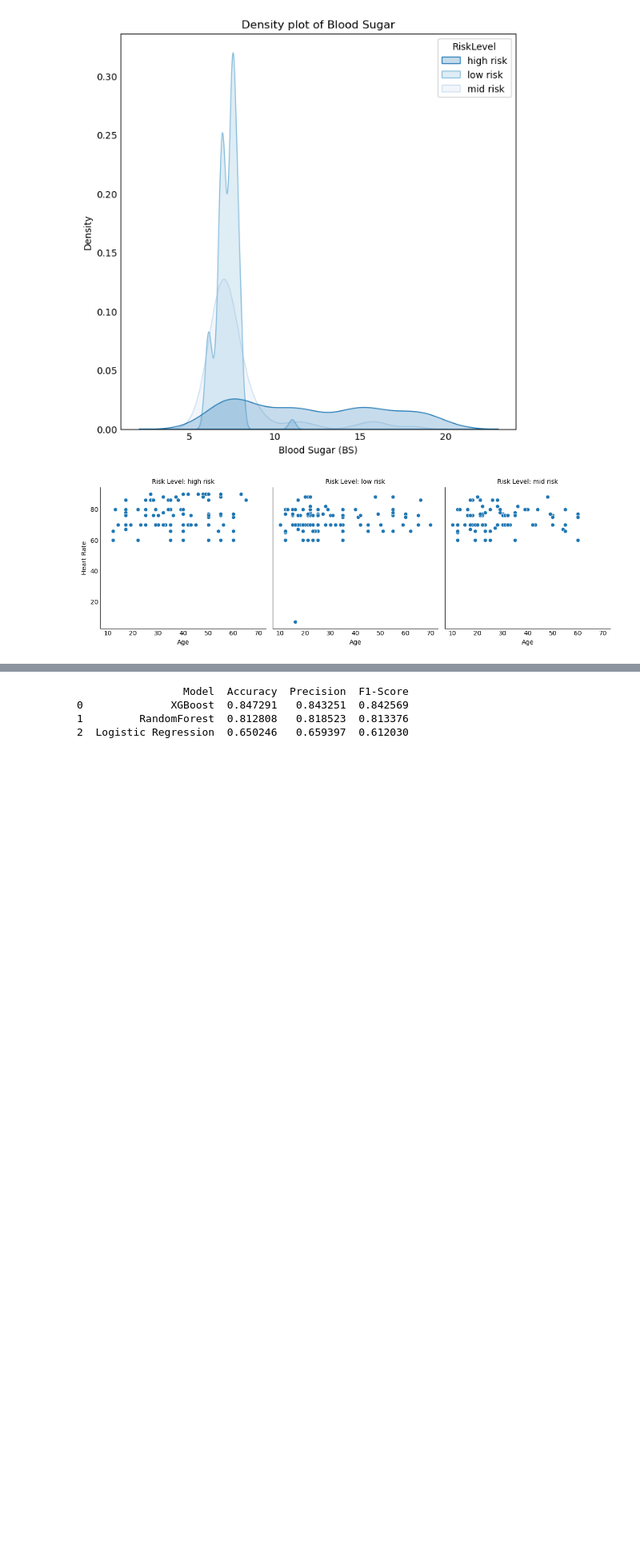
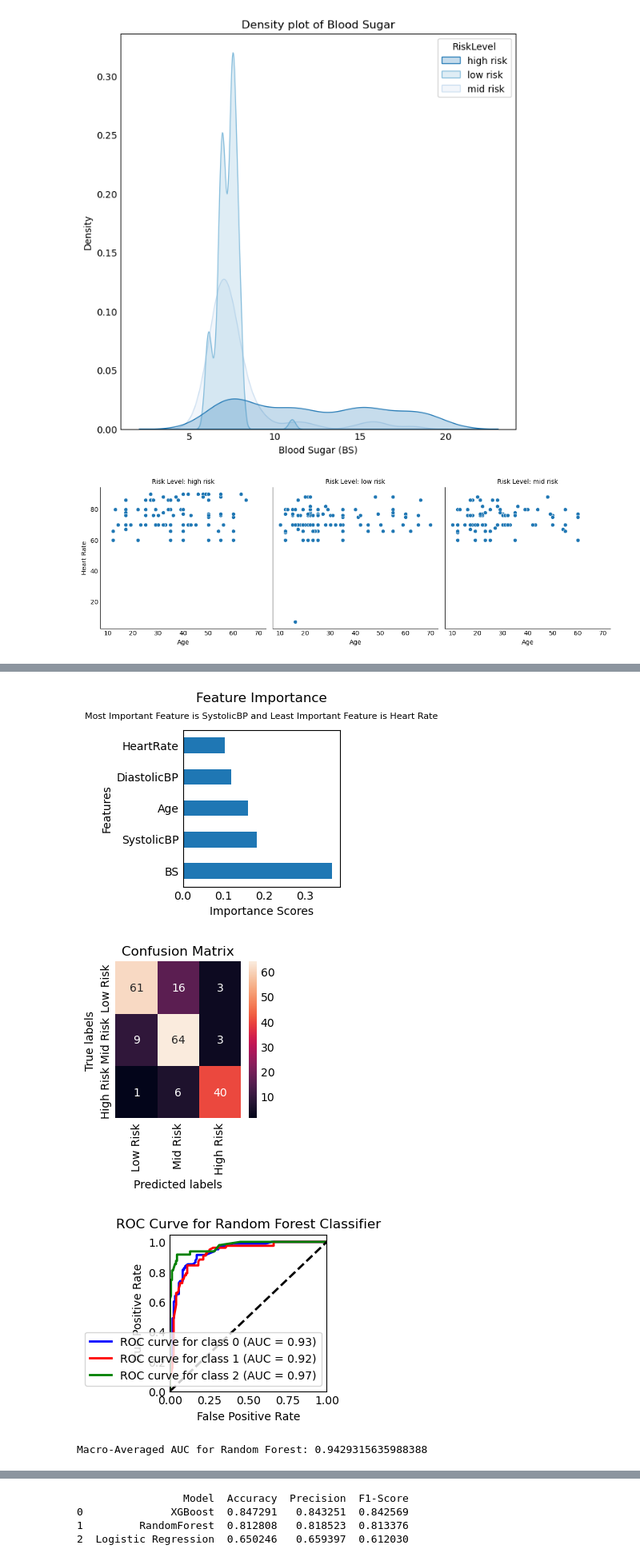
Before and after one commit to DJScully02/Maternal-Health-Risk-Prediction, a Jupyter notebook: mat_health_proj.ipynb, the cells around one changed output, grey strips where cells are left out. Shown at 80% size. Cells and saved outputs as stored; diff of their text form; code cells hidden in the pictures; blank space fills up the shorter version.

```diff
--- a/mat_health_proj.ipynb
+++ b/mat_health_proj.ipynb
@@ -191,0 +198,76 @@ Accuracy of XGBoost: 0.8473
+# %%
+# Import necessary libraries
+from sklearn.ensemble import RandomForestClassifier
+from sklearn.metrics import roc_curve, auc, roc_auc_score
+from sklearn.preprocessing import label_binarize
+import matplotlib.pyplot as plt
+
+# Instantiate the RandomForestClassifier
+rf_clf = RandomForestClassifier(n_estimators=100, random_state=42)
+
+# Fit the model on the training data
+rf_clf.fit(X_train, y_train)
+
+# Predict the test data
+y_pred_rfc = rf_clf.predict(X_test)
+
+# Get predicted probabilities for the test data
+y_prob_rf = rf_clf.predict_proba(X_test)
+
+# Binarize the labels for ROC calculation (same as before)
+y_test_binarized = label_binarize(y_test, classes=[0, 1, 2])  # Adjust based on your number of classes
+n_classes = y_test_binarized.shape[1]
+
+rfc_feature_importances = pd.Series(rf_clf.feature_importances_, index=X.columns)
+print(f'Feature Importance Scores:\n{rfc_feature_importances}')
+
+# Accuracy
+accuracy_rfc = accuracy_score(y_test, y_pred_rfc)
+
+# Plot the feature importances
+rfc_feature_importances.nlargest().plot(kind='barh')
+plt.title('Feature Importance', pad=25)
+plt.suptitle('Most Important Feature is SystolicBP and Least Important Feature is Heart Rate', y=1.1, fontsize=8)
+plt.xlabel('Importance Scores')
+plt.ylabel('Features')
+plt.show()
+
+
+# Compute confusion matrix
+cm = confusion_matrix(y_test, y_pred_rfc)
+
+# Plot confusion matrix using seaborn heatmap
+plt.figure()
+sns.heatmap(cm, annot=True, fmt='d', xticklabels=['Low Risk', 'Mid Risk', 'High Risk'], yticklabels=['Low Risk', 'Mid Risk', 'High Risk'])
+plt.title('Confusion Matrix')
+plt.xlabel('Predicted labels')
+plt.ylabel('True labels')
+plt.show()
+
+
+# Compute ROC curve and AUC for each class
+fpr_rf, tpr_rf, roc_auc_rf = {}, {}, {}
+for i in range(n_classes):
+    fpr_rf[i], tpr_rf[i], _ = roc_curve(y_test_binarized[:, i], y_prob_rf[:, i])
+    roc_auc_rf[i] = auc(fpr_rf[i], tpr_rf[i])
+
+# Plot ROC curve for each class
+plt.figure()
+colors = ['blue', 'red', 'green']  # Adjust based on the number of classes
+for i, color in zip(range(n_classes), colors):
+    plt.plot(fpr_rf[i], tpr_rf[i], color=color, lw=2,
+             label=f'ROC curve for class {i} (AUC = {roc_auc_rf[i]:0.2f})')
+
+plt.plot([0, 1], [0, 1], 'k--', lw=2)  # Diagonal reference line
+plt.xlim([0.0, 1.0])
+plt.ylim([0.0, 1.05])
+plt.xlabel('False Positive Rate')
+plt.ylabel('True Positive Rate')
+plt.title('ROC Curve for Random Forest Classifier')
+plt.legend(loc="lower right")
+plt.show()
+
+# Calculate Macro-Averaged AUC across all classes
+macro_auc_rf = roc_auc_score(y_test_binarized, y_prob_rf, average='macro')
+print(f'Macro-Averaged AUC for Random Forest: {macro_auc_rf}')
+# %% [output]
@@ -192 +282,5 @@ Accuracy of XGBoost: 0.8473
+[figure, added]
+[figure, added]
+[figure, added]
+Macro-Averaged AUC for Random Forest: 0.9429315635988388
 # %%
```
Also changed, not shown: parts of 16 cells of this notebook.
